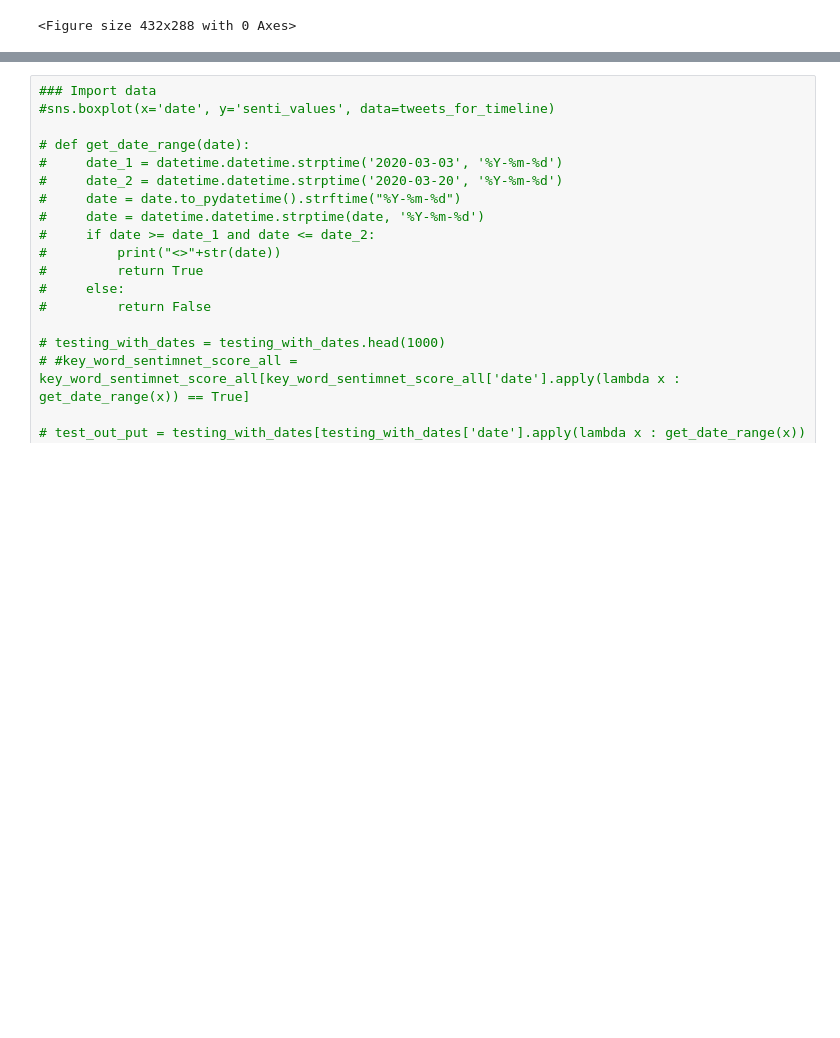
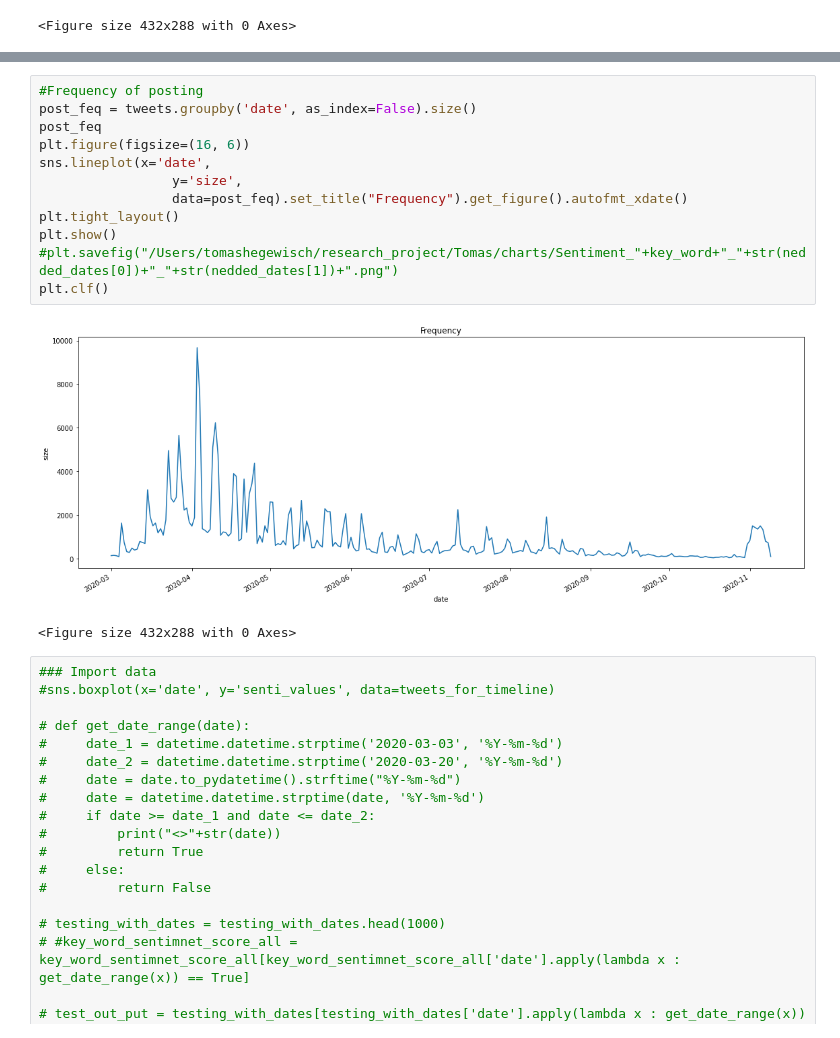
Before and after one commit to tomashege/research_project, a Jupyter notebook: Tomas/notebooks/Analysis.ipynb, the cells around one changed output, grey strips where cells are left out. Cells and saved outputs as stored; diff of their text form; blank space fills up the shorter version.

```diff
--- a/Tomas/notebooks/Analysis.ipynb
+++ b/Tomas/notebooks/Analysis.ipynb
@@ -374,3 +420,18 @@ ValueError: day is out of range for month
+# %%
+#Frequency of posting
+post_feq = tweets.groupby('date', as_index=False).size()
+post_feq
+plt.figure(figsize=(16, 6))
+sns.lineplot(x='date',
+                 y='size',
+                 data=post_feq).set_title("Frequency").get_figure().autofmt_xdate()
+plt.tight_layout()
+plt.show()
+#plt.savefig("/Users/tomashegewisch/research_project/Tomas/charts/Sentiment_"+key_word+"_"+str(nedded_dates[0])+"_"+str(nedded_dates[1])+".png")
+plt.clf()
+# %% [output]
+[figure, added]
+<Figure size 432x288 with 0 Axes>
 # %%
 ### Import data
 #sns.boxplot(x='date', y='senti_values', data=tweets_for_timeline)
```
Also changed, not shown: parts of 9 cells of this notebook, 26 other files.
